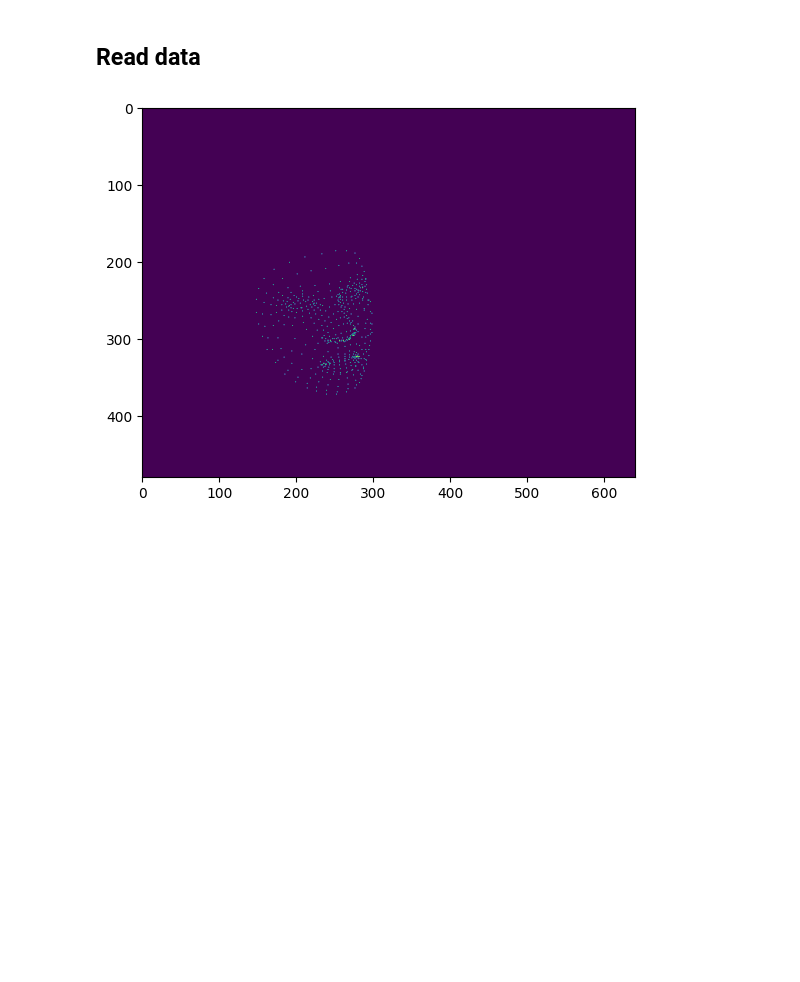
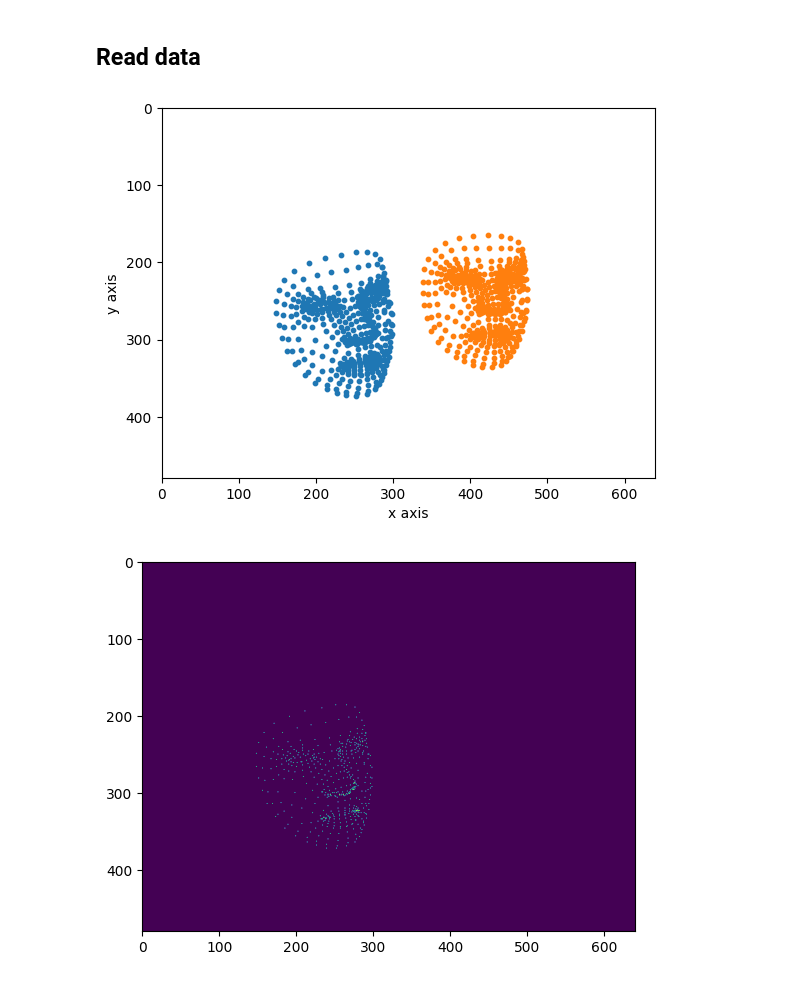
Before and after one commit to aminfadaei116/view-net, a Jupyter notebook: ViewNet notbook.ipynb, the cells around one changed output. Drawn from its saved outputs; the diff is of its cells as text; code cells hidden in the pictures; blank space fills up the shorter version.

```diff
--- a/ViewNet notbook.ipynb
+++ b/ViewNet notbook.ipynb
@@ -26,11 +26,14 @@ from Functions import *
 # %%
 imgRef = torchvision.io.read_image(PathImg1)
 imgTar = torchvision.io.read_image(PathImg2)
 
 refKey = torch.tensor(np.load(PathNPY1), device=DEVICE)
 tarKey = torch.tensor(np.load(PathNPY2), device=DEVICE)
 
 height, width = imgRef.shape[1], imgRef.shape[2]
+draw(width, height, refKey, tarKey, size=10, connect=False)
+# %% [output]
+[figure, added]
 # %%
 a = createMask(refKey, height, width)
 showImageTensor(a, is3chan=False)
```
Also changed, not shown: parts of 6 cells of this notebook, 1 other file.
